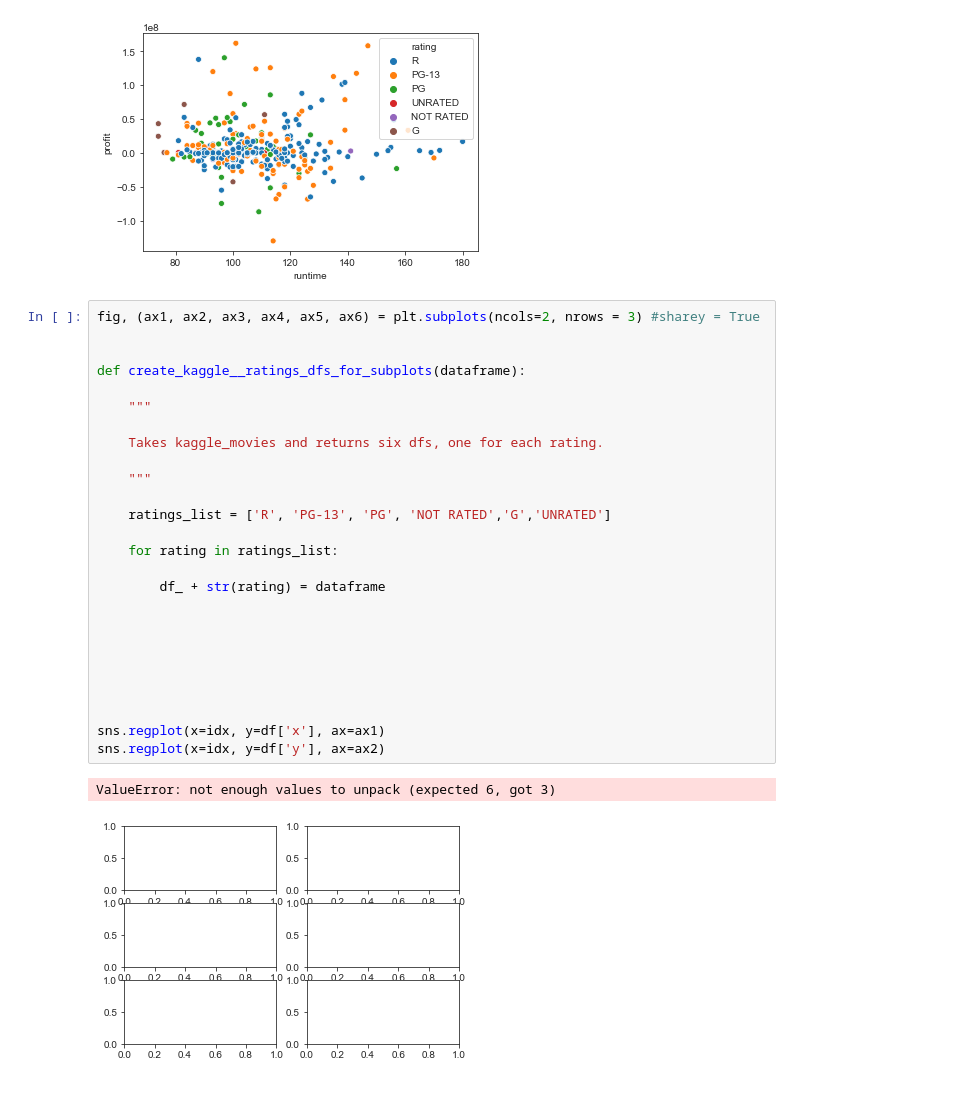
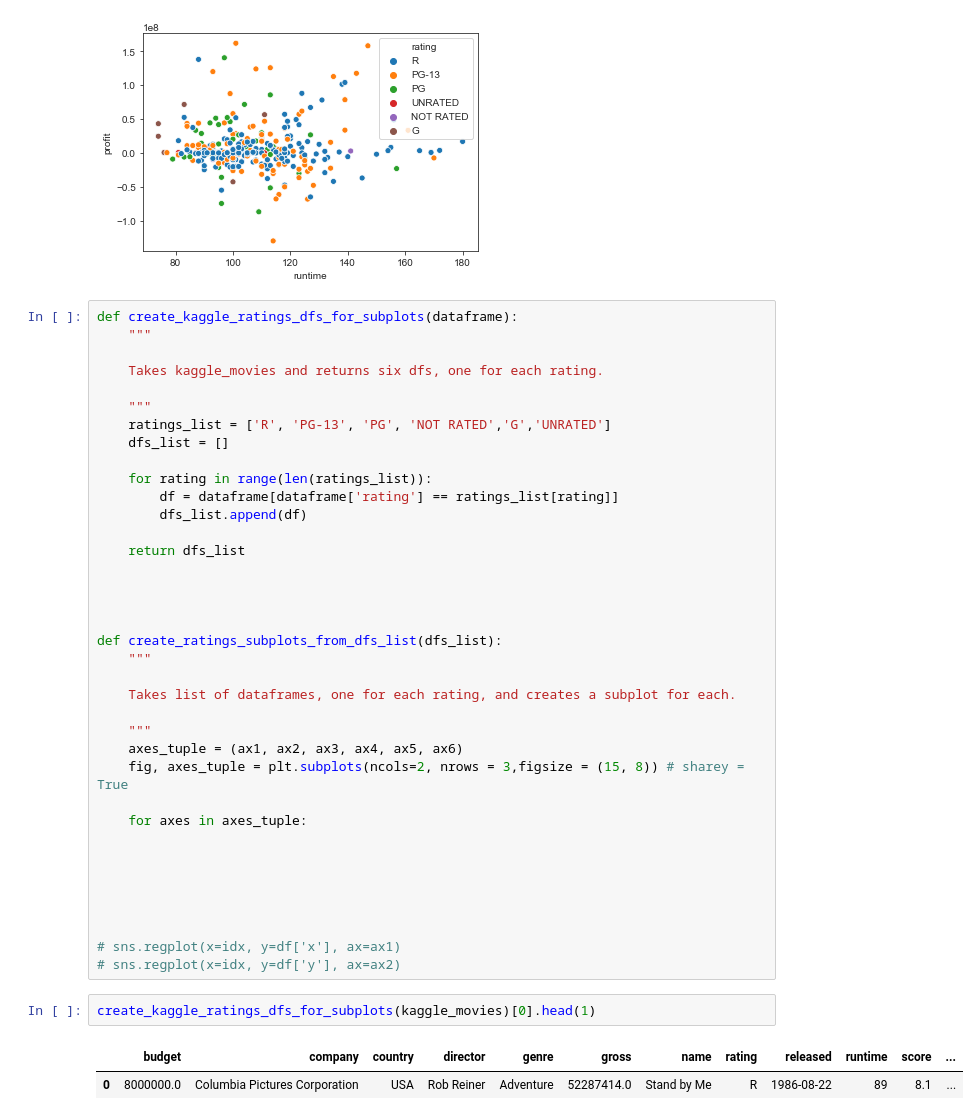
Before and after one commit to mrozenva/dsc-phase-1-project-campus, a Jupyter notebook: data_inspection.ipynb, the cells around one changed output. Drawn from its saved outputs; the diff is of its cells as text.

Commit message:
dfs_list function

```diff
--- a/data_inspection.ipynb
+++ b/data_inspection.ipynb
@@ -341,31 +341,44 @@ three_var_scatter = sns.scatterplot(kaggle_movies['runtime'].sample(n = 1500),
 # %% [output]
 [figure]
 # %%
-fig, (ax1, ax2, ax3, ax4, ax5, ax6) = plt.subplots(ncols=2, nrows = 3) #sharey = True
-
-
-def create_kaggle__ratings_dfs_for_subplots(dataframe):
-
+def create_kaggle_ratings_dfs_for_subplots(dataframe):
     """
 
     Takes kaggle_movies and returns six dfs, one for each rating.
 
     """
+    ratings_list = ['R', 'PG-13', 'PG', 'NOT RATED','G','UNRATED']
+    dfs_list = []
 
-    ratings_list = ['R', 'PG-13', 'PG', 'NOT RATED','G','UNRATED']
+    for rating in range(len(ratings_list)):
+        df = dataframe[dataframe['rating'] == ratings_list[rating]]
+        dfs_list.append(df)
 
-    for rating in ratings_list:
+    return dfs_list
 
-        df_ + str(rating) = dataframe
+
+
+
+def create_ratings_subplots_from_dfs_list(dfs_list):
+    """
+
+    Takes list of dataframes, one for each rating, and creates a subplot for each.
+
+    """
+    axes_tuple = (ax1, ax2, ax3, ax4, ax5, ax6)
+    fig, axes_tuple = plt.subplots(ncols=2, nrows = 3,figsize = (15, 8)) # sharey = True
+
+    for axes in axes_tuple:
 
 
 
 
 
 
-
-sns.regplot(x=idx, y=df['x'], ax=ax1)
-sns.regplot(x=idx, y=df['y'], ax=ax2)
+# sns.regplot(x=idx, y=df['x'], ax=ax1)
+# sns.regplot(x=idx, y=df['y'], ax=ax2)
-# %% [output]
-ValueError: not enough values to unpack (expected 6, got 3)
-[figure, removed]
+# %%
+create_kaggle_ratings_dfs_for_subplots(kaggle_movies)[0].head(1)
+# %% [output]
+|  | budget | company | country | director | genre | gross | name | rating | released | runtime | score | ... |
+| 0 | 8000000.0 | Columbia Pictures Corporation | USA | Rob Reiner | Adventure | 52287414.0 | Stand by Me | R | 1986-08-22 | 89 | 8.1 | ... |
```
Also changed, not shown: parts of 1 cell of this notebook.
